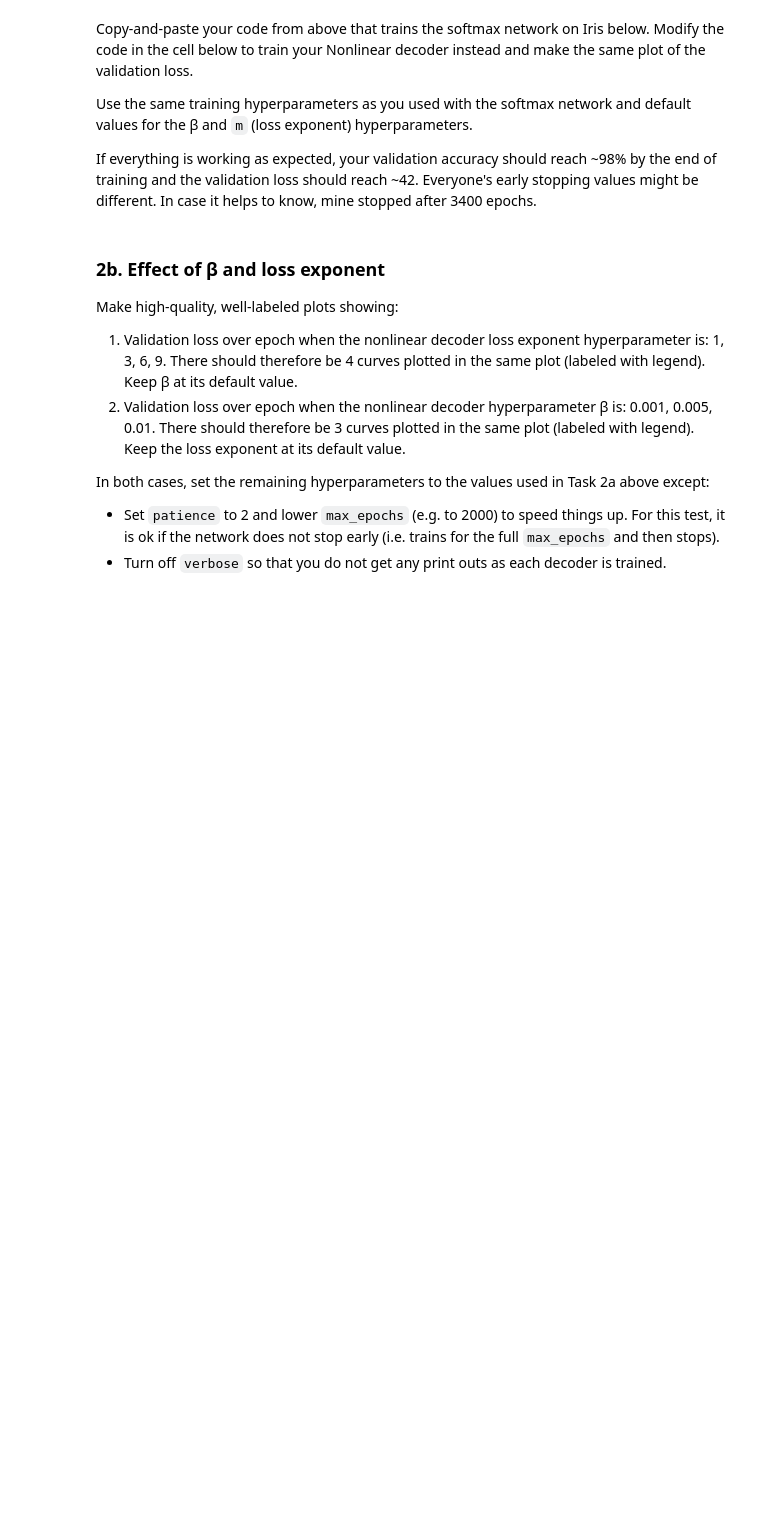
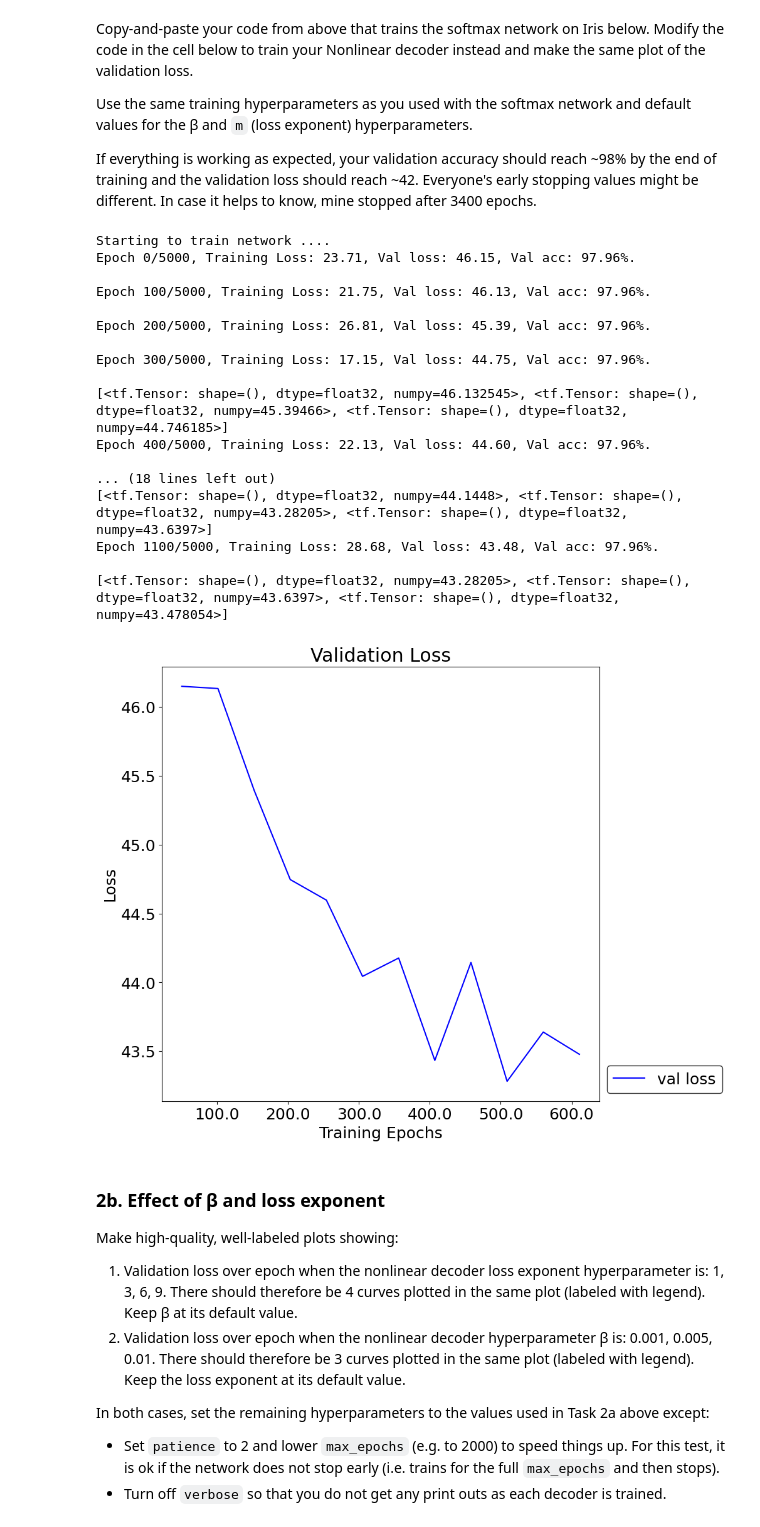
Before and after one commit to mqwen24/CS443_Projects, a Jupyter notebook: p1hebb/neural_decoding.ipynb, the cells around one changed output. Cells and saved outputs as stored; diff of their text form; code cells hidden in the pictures; blank space fills up the shorter version.

```diff
--- a/p1hebb/neural_decoding.ipynb
+++ b/p1hebb/neural_decoding.ipynb
@@ -727,6 +713,41 @@ Copy-and-paste your code from above that trains the softmax network on Iris belo
 Use the same training hyperparameters as you used with the softmax network and default values for the β and `m` (loss exponent) hyperparameters.
 
 If everything is working as expected, your validation accuracy should reach ~98% by the end of training and the validation loss should reach ~42. Everyone's early stopping values might be different. In case it helps to know, mine stopped after 3400 epochs.
+# %%
+tf.random.set_seed(0)  # keep me
+
+# Use these parameters in your softmax net
+mini_batch_sz = 25
+lr = 1e-1
+max_epochs = 5000
+patience = 3
+val_every = 100  # how often (in epochs) we check the val loss/acc/early stopping
+
+# TODO: Your code here:
+net_001 =  NonlinearDecoder(num_features=4, num_classes=3, wt_stdev=0.1)
+# %%
+train_loss_hist, val_loss_hist, num_epochs = net_001.fit(iris_train_samps, iris_train_labels, x_val=iris_val_samps, y_val=iris_val_labels, mini_batch_sz=mini_batch_sz, lr=lr, max_epochs=max_epochs, patience=patience, val_every=val_every,
+            verbose=True)
+plot_loss(loss=val_loss_hist, acc_freq=val_every, num_epoch=num_epochs, n_samps=iris_val_samps.shape[0], batch_sz=mini_batch_sz)
+# %% [output]
+Starting to train network ....
+Epoch 0/5000, Training Loss: 23.71, Val loss: 46.15, Val acc: 97.96%.
+
+Epoch 100/5000, Training Loss: 21.75, Val loss: 46.13, Val acc: 97.96%.
+
+Epoch 200/5000, Training Loss: 26.81, Val loss: 45.39, Val acc: 97.96%.
+
+Epoch 300/5000, Training Loss: 17.15, Val loss: 44.75, Val acc: 97.96%.
+
+[<tf.Tensor: shape=(), dtype=float32, numpy=46.132545>, <tf.Tensor: shape=(), dtype=float32, numpy=45.39466>, <tf.Tensor: shape=(), dtype=float32, numpy=44.746185>]
+Epoch 400/5000, Training Loss: 22.13, Val loss: 44.60, Val acc: 97.96%.
+
+... (18 lines left out)
+[<tf.Tensor: shape=(), dtype=float32, numpy=44.1448>, <tf.Tensor: shape=(), dtype=float32, numpy=43.28205>, <tf.Tensor: shape=(), dtype=float32, numpy=43.6397>]
+Epoch 1100/5000, Training Loss: 28.68, Val loss: 43.48, Val acc: 97.96%.
+
+[<tf.Tensor: shape=(), dtype=float32, numpy=43.28205>, <tf.Tensor: shape=(), dtype=float32, numpy=43.6397>, <tf.Tensor: shape=(), dtype=float32, numpy=43.478054>]
+[figure, added]
 # %% [markdown]
 ### 2b. Effect of β and loss exponent
 
```
Also changed, not shown: parts of 16 cells of this notebook, 1 other file.
